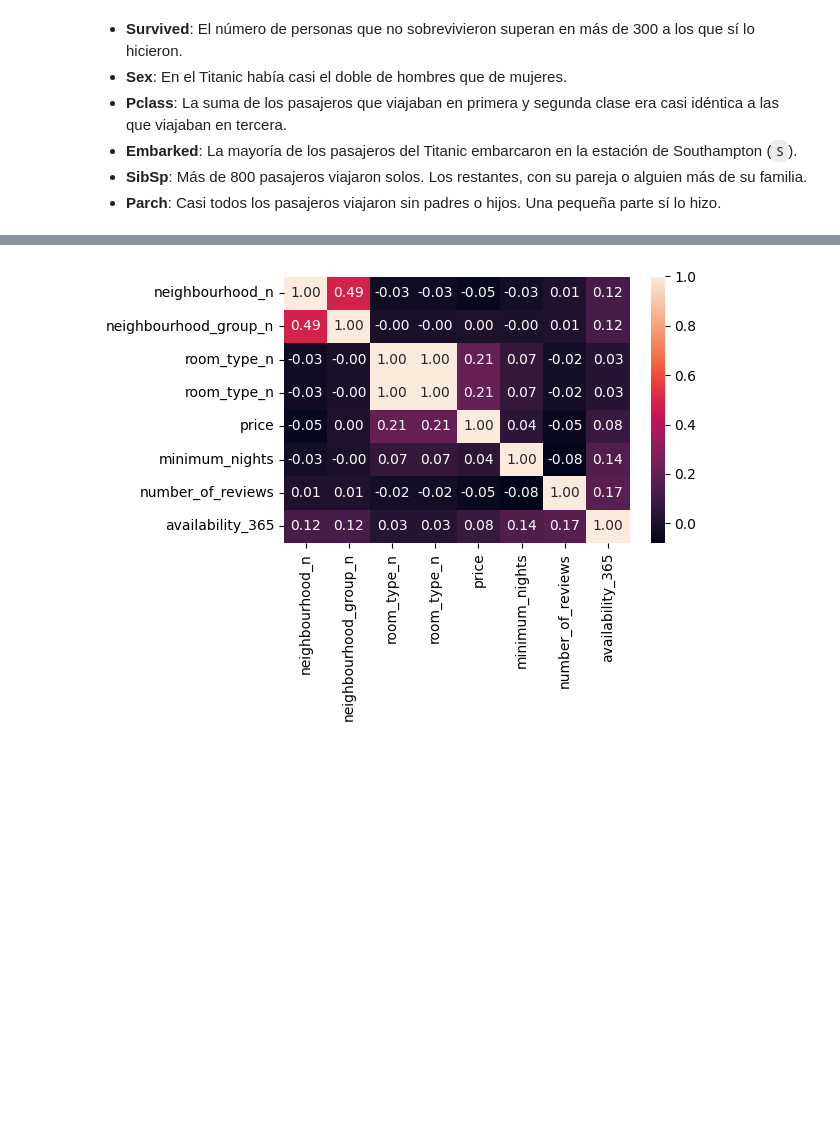
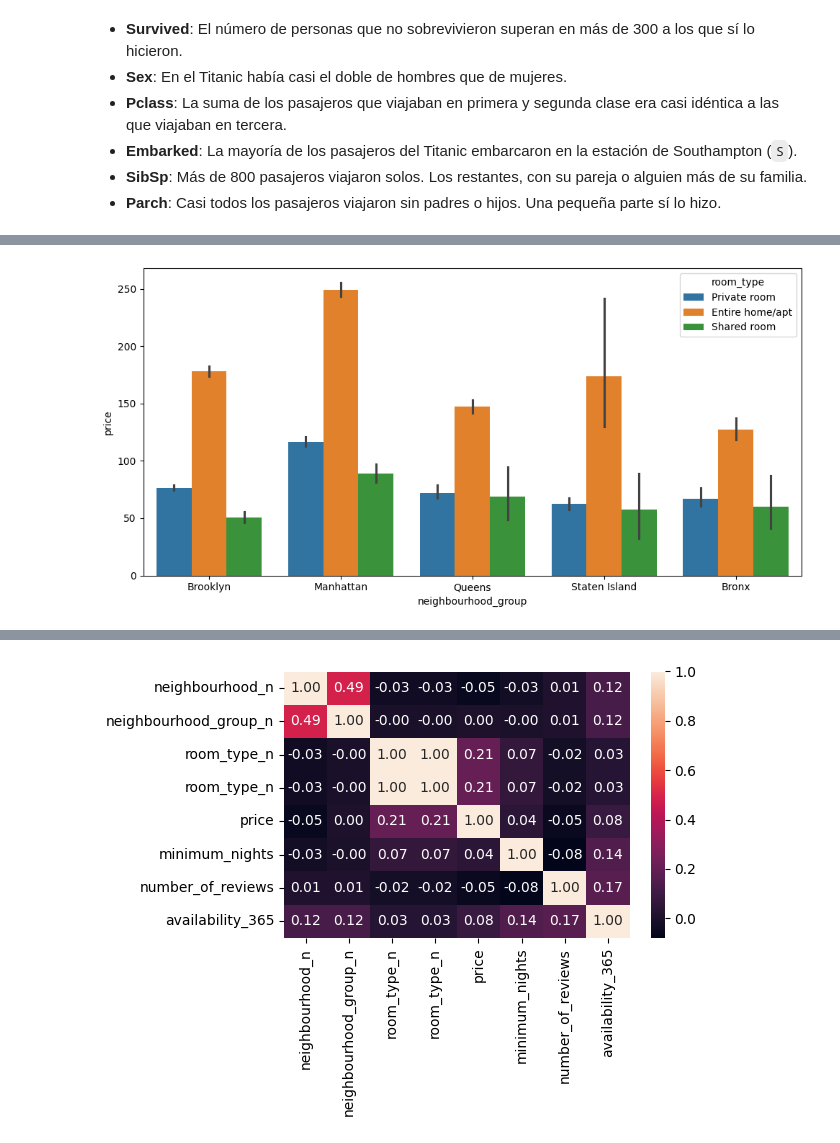
Before and after one commit to Jmajado/machine-learning-python-template, a Jupyter notebook: src/explore.ipynb, the cells around one changed output, grey strips where cells are left out. Saved outputs shown, nothing was run; the diff lists cells and outputs as text; code cells hidden in the pictures; blank space fills up the shorter version.

```diff
--- a/src/explore.ipynb
+++ b/src/explore.ipynb
@@ -160,0 +216,7 @@ data_limpio["neighbourhood_group_n"] = data_limpio["neighbourhood_group"].apply(
+# %%
+plt.figure(figsize = (10, 5))
+sns.barplot(data_limpio, x = "neighbourhood_group", y = "price", hue = 'room_type')
+plt.tight_layout()
+plt.show()
+# %% [output]
+[figure, added]
```
Also changed, not shown: parts of 17 cells of this notebook, 20 other files.
